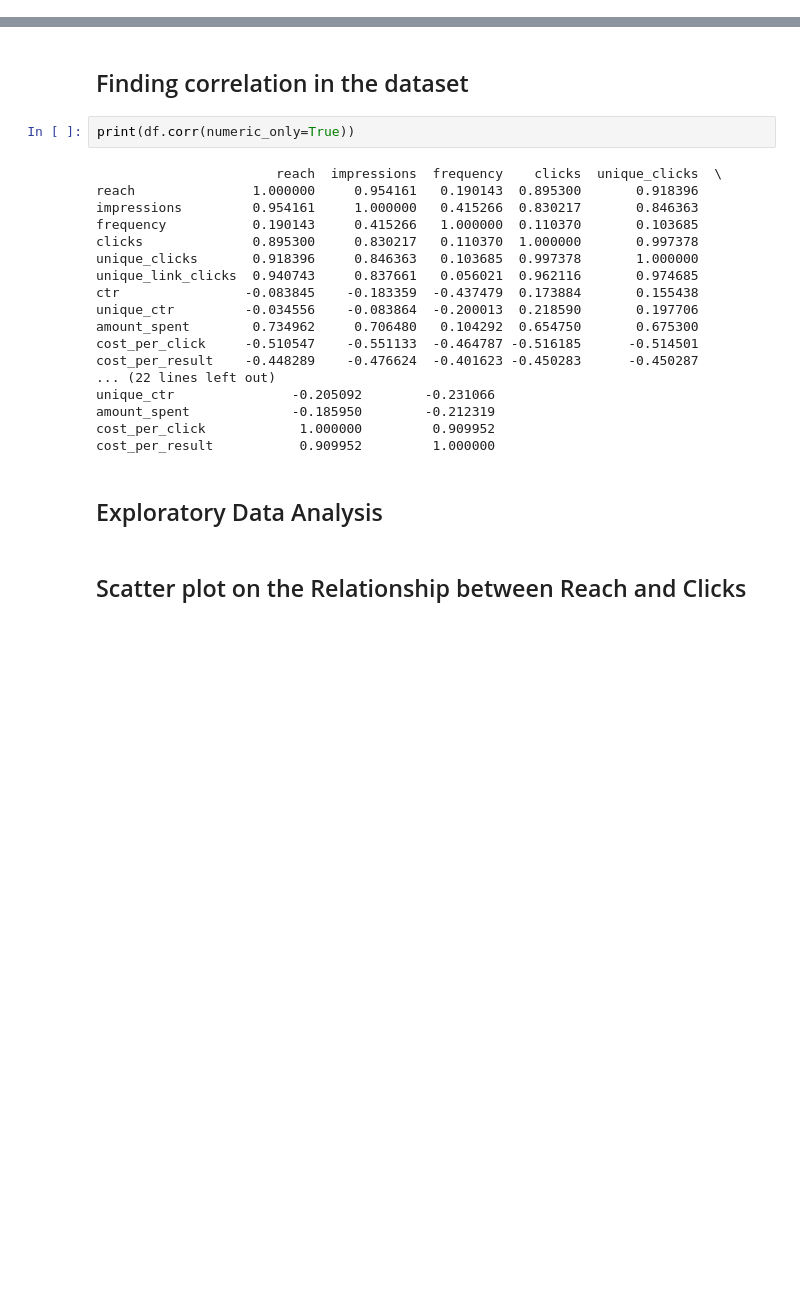
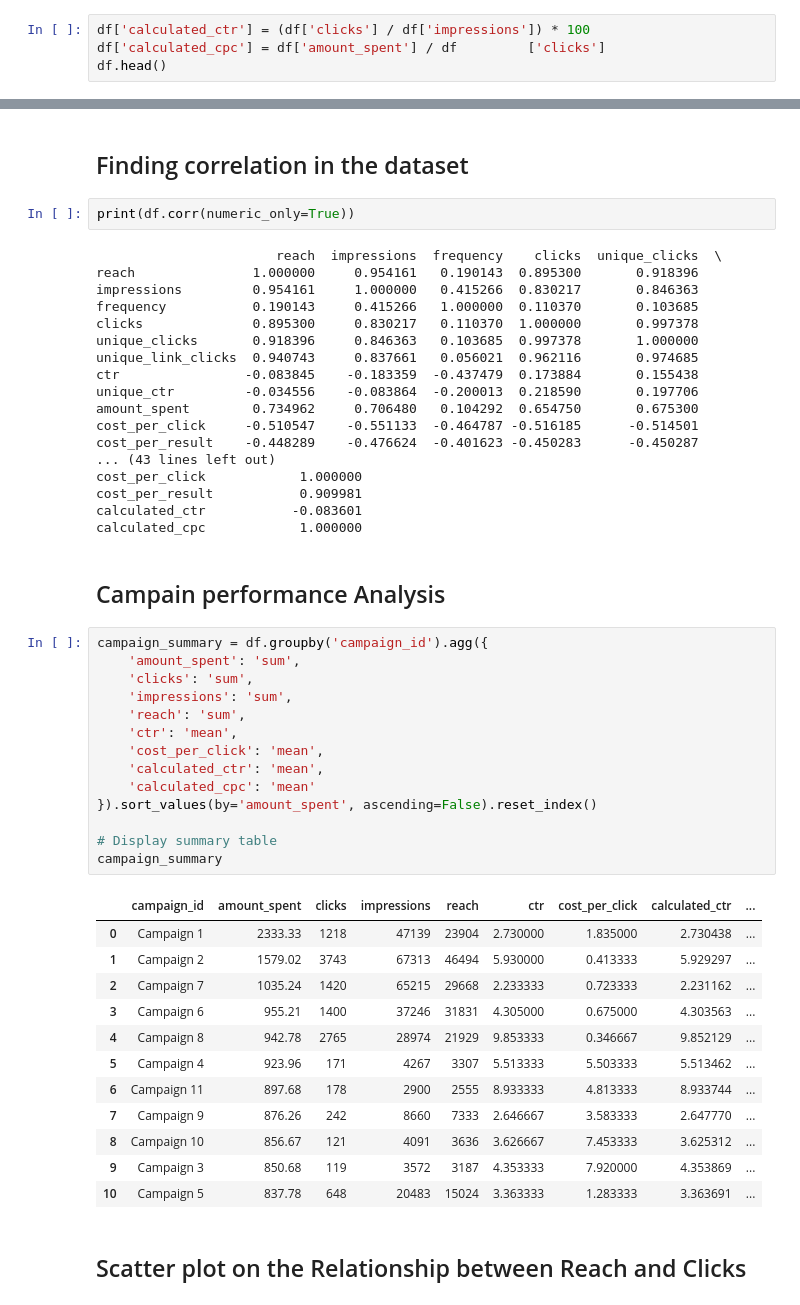
Before and after one commit to bakar-01/My-Dataanalysis, a Jupyter notebook: Marketing_Data.ipynb, the cells around one changed output, grey strips where cells are left out. Drawn from its saved outputs; the diff is of its cells as text; blank space fills up the shorter version.

```diff
--- a/Marketing_Data.ipynb
+++ b/Marketing_Data.ipynb
@@ -123,0 +126,4 @@ print(df.to_string())
+# %%
+df['calculated_ctr'] = (df['clicks'] / df['impressions']) * 100
+df['calculated_cpc'] = df['amount_spent'] / df         ['clicks']
+df.head()
@@ -158,13 +171,40 @@ unique_ctr         -0.034556    -0.083864  -0.200013  0.218590       0.197706
 amount_spent        0.734962     0.706480   0.104292  0.654750       0.675300
 cost_per_click     -0.510547    -0.551133  -0.464787 -0.516185      -0.514501
 cost_per_result    -0.448289    -0.476624  -0.401623 -0.450283      -0.450287
-... (22 lines left out)
-unique_ctr               -0.205092        -0.231066
-amount_spent             -0.185950        -0.212319
-cost_per_click            1.000000         0.909952
-cost_per_result           0.909952         1.000000
+... (43 lines left out)
+cost_per_click            1.000000
+cost_per_result           0.909981
+calculated_ctr           -0.083601
+calculated_cpc            1.000000
-# %% [markdown]
-## Exploratory Data Analysis
+# %% [markdown]
+## Campain performance Analysis
+# %%
+campaign_summary = df.groupby('campaign_id').agg({
+    'amount_spent': 'sum',
+    'clicks': 'sum',
+    'impressions': 'sum',
+    'reach': 'sum',
+    'ctr': 'mean',
+    'cost_per_click': 'mean',
+    'calculated_ctr': 'mean',
+    'calculated_cpc': 'mean'
+}).sort_values(by='amount_spent', ascending=False).reset_index()
+
+# Display summary table
+campaign_summary
+# %% [output]
+|  | campaign_id | amount_spent | clicks | impressions | reach | ctr | cost_per_click | calculated_ctr | ... |
+| 0 | Campaign 1 | 2333.33 | 1218 | 47139 | 23904 | 2.730000 | 1.835000 | 2.730438 | ... |
+| 1 | Campaign 2 | 1579.02 | 3743 | 67313 | 46494 | 5.930000 | 0.413333 | 5.929297 | ... |
+| 2 | Campaign 7 | 1035.24 | 1420 | 65215 | 29668 | 2.233333 | 0.723333 | 2.231162 | ... |
+| 3 | Campaign 6 | 955.21 | 1400 | 37246 | 31831 | 4.305000 | 0.675000 | 4.303563 | ... |
+| 4 | Campaign 8 | 942.78 | 2765 | 28974 | 21929 | 9.853333 | 0.346667 | 9.852129 | ... |
+| 5 | Campaign 4 | 923.96 | 171 | 4267 | 3307 | 5.513333 | 5.503333 | 5.513462 | ... |
+| 6 | Campaign 11 | 897.68 | 178 | 2900 | 2555 | 8.933333 | 4.813333 | 8.933744 | ... |
+| 7 | Campaign 9 | 876.26 | 242 | 8660 | 7333 | 2.646667 | 3.583333 | 2.647770 | ... |
+| 8 | Campaign 10 | 856.67 | 121 | 4091 | 3636 | 3.626667 | 7.453333 | 3.625312 | ... |
+| 9 | Campaign 3 | 850.68 | 119 | 3572 | 3187 | 4.353333 | 7.920000 | 4.353869 | ... |
+| 10 | Campaign 5 | 837.78 | 648 | 20483 | 15024 | 3.363333 | 1.283333 | 3.363691 | ... |
 # %% [markdown]
 ## Scatter plot on the Relationship between Reach and Clicks
 # %%
```
Also changed, not shown: parts of 3 cells of this notebook.
